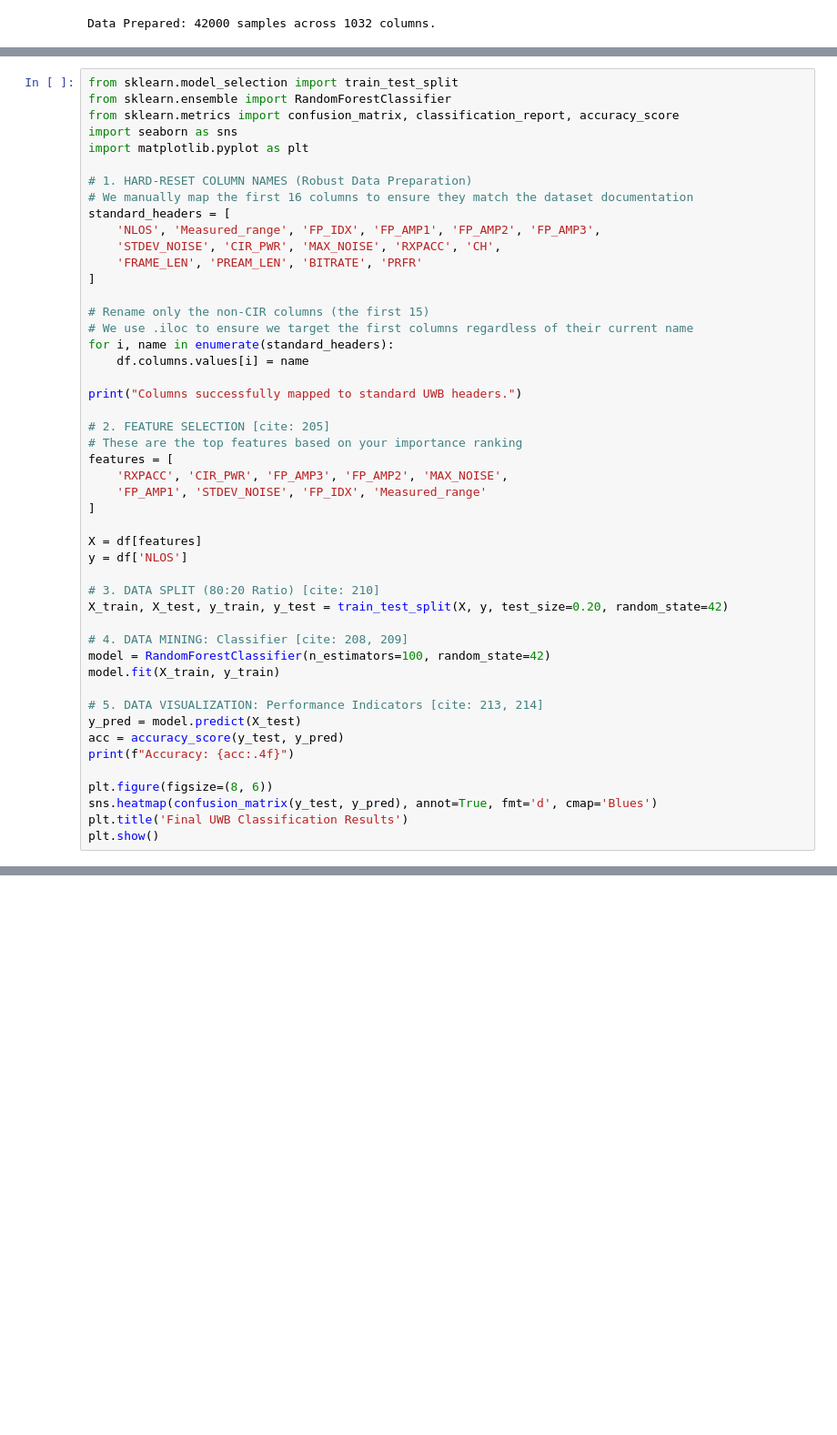
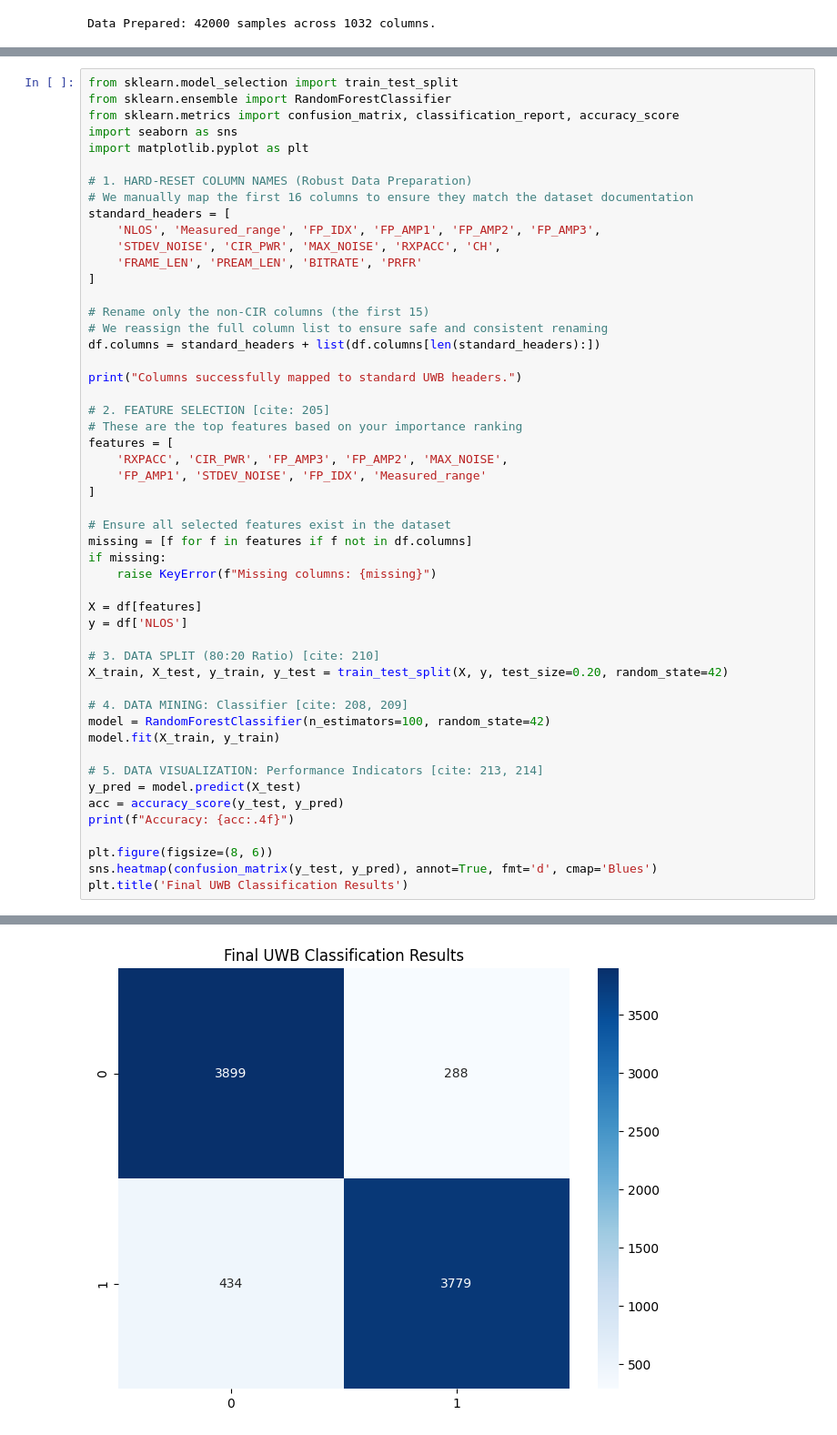
Before and after one commit to jacobfss777/csc3105_data_project, a Jupyter notebook: code/CSC3105_Main_Pipeline.ipynb, the cells around one changed output, grey strips where cells are left out. Shown at 91% size. Drawn from its saved outputs; the diff is of its cells as text; blank space fills up the shorter version.

```diff
--- a/code/CSC3105_Main_Pipeline.ipynb
+++ b/code/CSC3105_Main_Pipeline.ipynb
@@ -89,9 +89,8 @@ standard_headers = [
 ]
 
 # Rename only the non-CIR columns (the first 15)
-# We use .iloc to ensure we target the first columns regardless of their current name
-for i, name in enumerate(standard_headers):
-    df.columns.values[i] = name
+# We reassign the full column list to ensure safe and consistent renaming
+df.columns = standard_headers + list(df.columns[len(standard_headers):])
 
 print("Columns successfully mapped to standard UWB headers.")
 
@@ -101,6 +100,11 @@ features = [
     'RXPACC', 'CIR_PWR', 'FP_AMP3', 'FP_AMP2', 'MAX_NOISE',
     'FP_AMP1', 'STDEV_NOISE', 'FP_IDX', 'Measured_range'
 ]
+
+# Ensure all selected features exist in the dataset
+missing = [f for f in features if f not in df.columns]
+if missing:
+    raise KeyError(f"Missing columns: {missing}")
 
 X = df[features]
 y = df['NLOS']
@@ -120,6 +124,5 @@ print(f"Accuracy: {acc:.4f}")
 plt.figure(figsize=(8, 6))
 sns.heatmap(confusion_matrix(y_test, y_pred), annot=True, fmt='d', cmap='Blues')
 plt.title('Final UWB Classification Results')
-plt.show()
 # %% [output]
 Columns successfully mapped to standard UWB headers.
@@ -127,3 +131,4 @@ KeyError: "['Measured_range'] not in index"
+[figure, added]
 # %%
 from sklearn.ensemble import RandomForestRegressor
 from sklearn.metrics import mean_squared_error, r2_score
```
Also changed, not shown: parts of 5 cells of this notebook, 1 other file.
